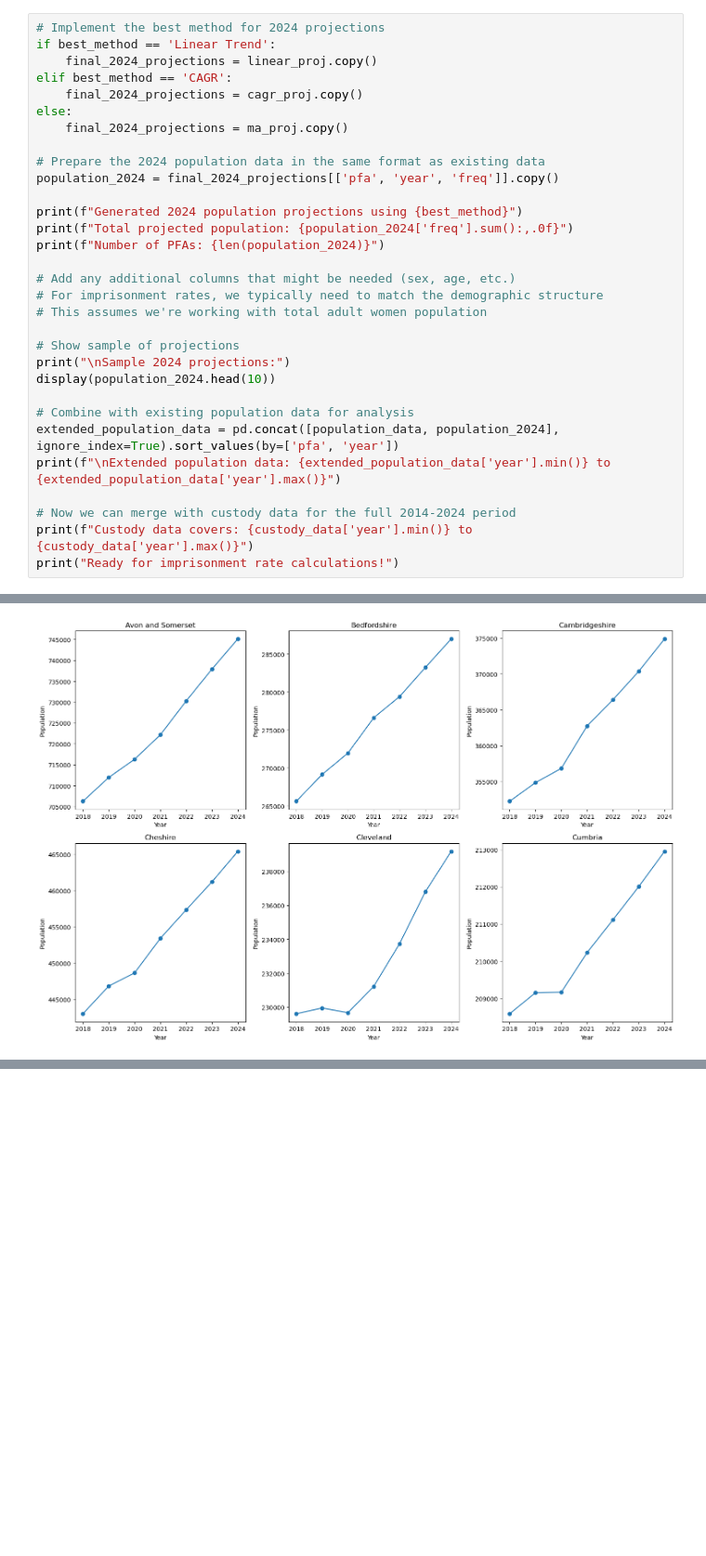
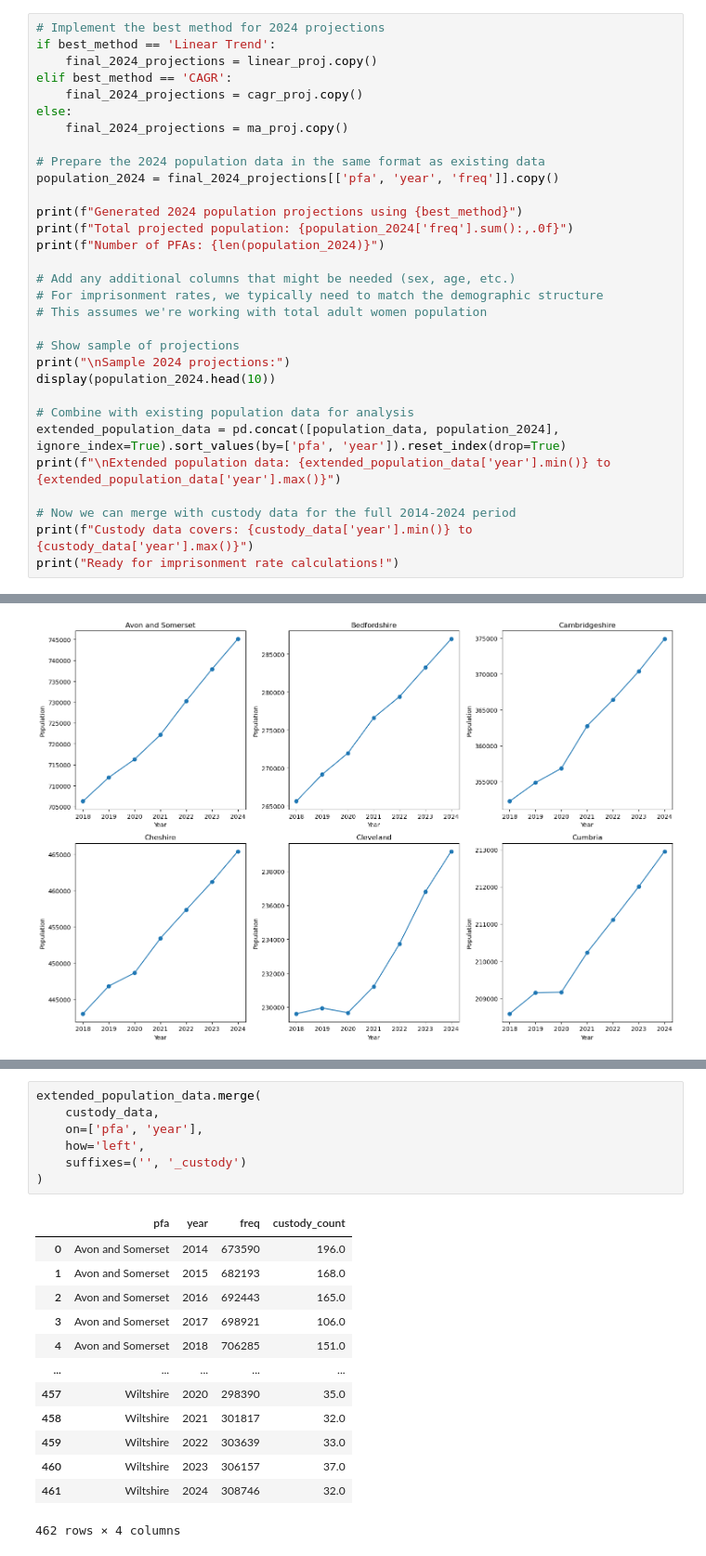
Before and after one commit to Prison-Reform-Trust/womens-imprisonment-PFA, a Jupyter notebook: notebooks/processing_data/1.7-ah-combine-custody-pfa-population.ipynb, the cells around one changed output, grey strips where cells are left out. Shown at 93% size. Cells and saved outputs as stored; diff of their text form; blank space fills up the shorter version.

```diff
--- a/notebooks/processing_data/1.7-ah-combine-custody-pfa-population.ipynb
+++ b/notebooks/processing_data/1.7-ah-combine-custody-pfa-population.ipynb
@@ -373,7 +373,7 @@ print("\nSample 2024 projections:")
 display(population_2024.head(10))
 
 # Combine with existing population data for analysis
-extended_population_data = pd.concat([population_data, population_2024], ignore_index=True).sort_values(by=['pfa', 'year'])
+extended_population_data = pd.concat([population_data, population_2024], ignore_index=True).sort_values(by=['pfa', 'year']).reset_index(drop=True)
 print(f"\nExtended population data: {extended_population_data['year'].min()} to {extended_population_data['year'].max()}")
 
 # Now we can merge with custody data for the full 2014-2024 period
@@ -426,0 +491,21 @@ Custody data year range: 2014 to 2024
+# %%
+extended_population_data.merge(
+    custody_data,
+    on=['pfa', 'year'],
+    how='left',
+    suffixes=('', '_custody')
+)
+# %% [output]
+|  | pfa | year | freq | custody_count |
+| 0 | Avon and Somerset | 2014 | 673590 | 196.0 |
+| 1 | Avon and Somerset | 2015 | 682193 | 168.0 |
+| 2 | Avon and Somerset | 2016 | 692443 | 165.0 |
+| 3 | Avon and Somerset | 2017 | 698921 | 106.0 |
+| 4 | Avon and Somerset | 2018 | 706285 | 151.0 |
+| ... | ... | ... | ... | ... |
+| 457 | Wiltshire | 2020 | 298390 | 35.0 |
+| 458 | Wiltshire | 2021 | 301817 | 32.0 |
+| 459 | Wiltshire | 2022 | 303639 | 33.0 |
+| 460 | Wiltshire | 2023 | 306157 | 37.0 |
+| 461 | Wiltshire | 2024 | 308746 | 32.0 |
+462 rows × 4 columns
```
Also changed, not shown: parts of 7 cells of this notebook, 2 other files.
